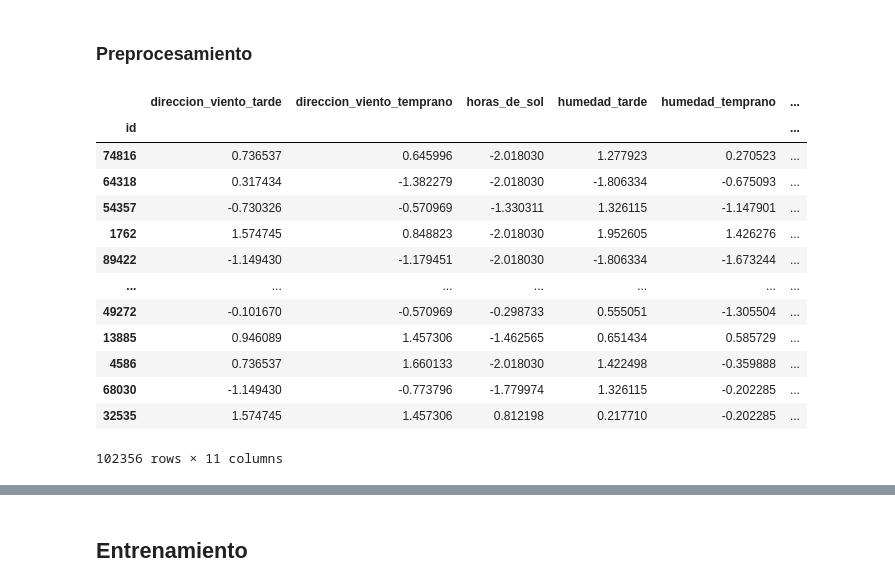
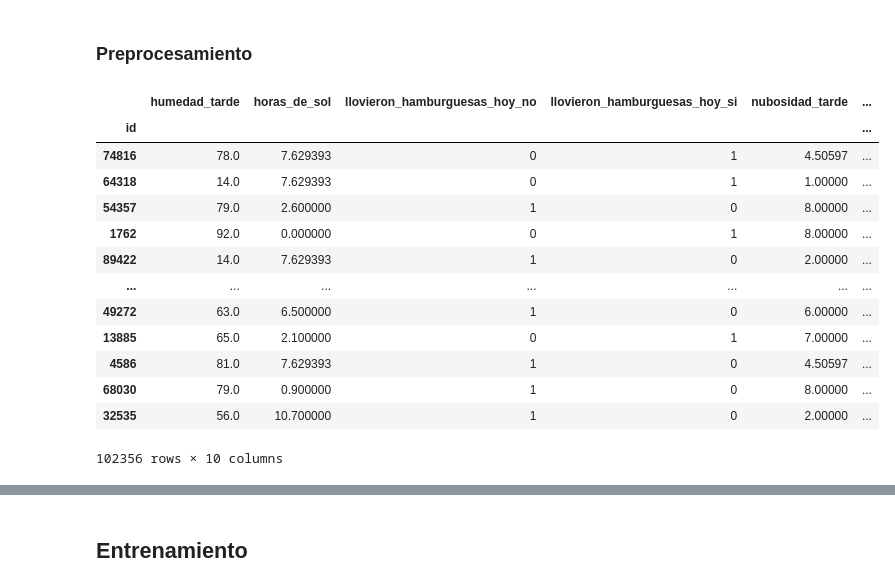
Before and after one commit to NicolasEzequielZulaicaRivera/OD_TPS, a Jupyter notebook: TP2/knn.ipynb, the cells around one changed output, grey strips where cells are left out. Drawn from its saved outputs; the diff is of its cells as text; code cells hidden in the pictures.

```diff
--- a/TP2/knn.ipynb
+++ b/TP2/knn.ipynb
@@ -40,27 +42,33 @@ predictions = pd.DataFrame()
 ### Preprocesamiento
 # %%
 df_targ=targetBooleano(df_targ)
+ohe_feat = reemplazarCategoricas_OHE(df_feat)
+
 reemplazarNulls(df_feat , inplace=True)
 reemplazarCategoricas(df_feat , inplace=True)
 reemplazarFechas(df_feat , inplace=True)
 
 scaled_feat = regularizar(df_feat , scaleFunc='std')
 regularizar(df_feat , inplace=True)
+
+reemplazarNullsNum(ohe_feat, inplace=True)
+reemplazarFechas(ohe_feat , inplace=True)
+keepFeat_OHE(ohe_feat, 10, inplace=True)
 # %% [output]
-|  | direccion_viento_tarde | direccion_viento_temprano | horas_de_sol | humedad_tarde | humedad_temprano | ... |
+|  | humedad_tarde | horas_de_sol | llovieron_hamburguesas_hoy_no | llovieron_hamburguesas_hoy_si | nubosidad_tarde | ... |
 | id |  |  |  |  |  | ... |
-| 74816 | 0.736537 | 0.645996 | -2.018030 | 1.277923 | 0.270523 | ... |
-| 64318 | 0.317434 | -1.382279 | -2.018030 | -1.806334 | -0.675093 | ... |
-| 54357 | -0.730326 | -0.570969 | -1.330311 | 1.326115 | -1.147901 | ... |
-| 1762 | 1.574745 | 0.848823 | -2.018030 | 1.952605 | 1.426276 | ... |
-| 89422 | -1.149430 | -1.179451 | -2.018030 | -1.806334 | -1.673244 | ... |
+| 74816 | 78.0 | 7.629393 | 0 | 1 | 4.50597 | ... |
+| 64318 | 14.0 | 7.629393 | 0 | 1 | 1.00000 | ... |
+| 54357 | 79.0 | 2.600000 | 1 | 0 | 8.00000 | ... |
+| 1762 | 92.0 | 0.000000 | 0 | 1 | 8.00000 | ... |
+| 89422 | 14.0 | 7.629393 | 1 | 0 | 2.00000 | ... |
 | ... | ... | ... | ... | ... | ... | ... |
-| 49272 | -0.101670 | -0.570969 | -0.298733 | 0.555051 | -1.305504 | ... |
-| 13885 | 0.946089 | 1.457306 | -1.462565 | 0.651434 | 0.585729 | ... |
-| 4586 | 0.736537 | 1.660133 | -2.018030 | 1.422498 | -0.359888 | ... |
-| 68030 | -1.149430 | -0.773796 | -1.779974 | 1.326115 | -0.202285 | ... |
-| 32535 | 1.574745 | 1.457306 | 0.812198 | 0.217710 | -0.202285 | ... |
+| 49272 | 63.0 | 6.500000 | 1 | 0 | 6.00000 | ... |
+| 13885 | 65.0 | 2.100000 | 0 | 1 | 7.00000 | ... |
+| 4586 | 81.0 | 7.629393 | 1 | 0 | 4.50597 | ... |
+| 68030 | 79.0 | 0.900000 | 1 | 0 | 8.00000 | ... |
+| 32535 | 56.0 | 10.700000 | 1 | 0 | 2.00000 | ... |
-102356 rows × 11 columns
+102356 rows × 10 columns
 # %%
 df_feat.info()
 # %% [output]
```
Also changed, not shown: parts of 17 cells of this notebook, 8 other files.
